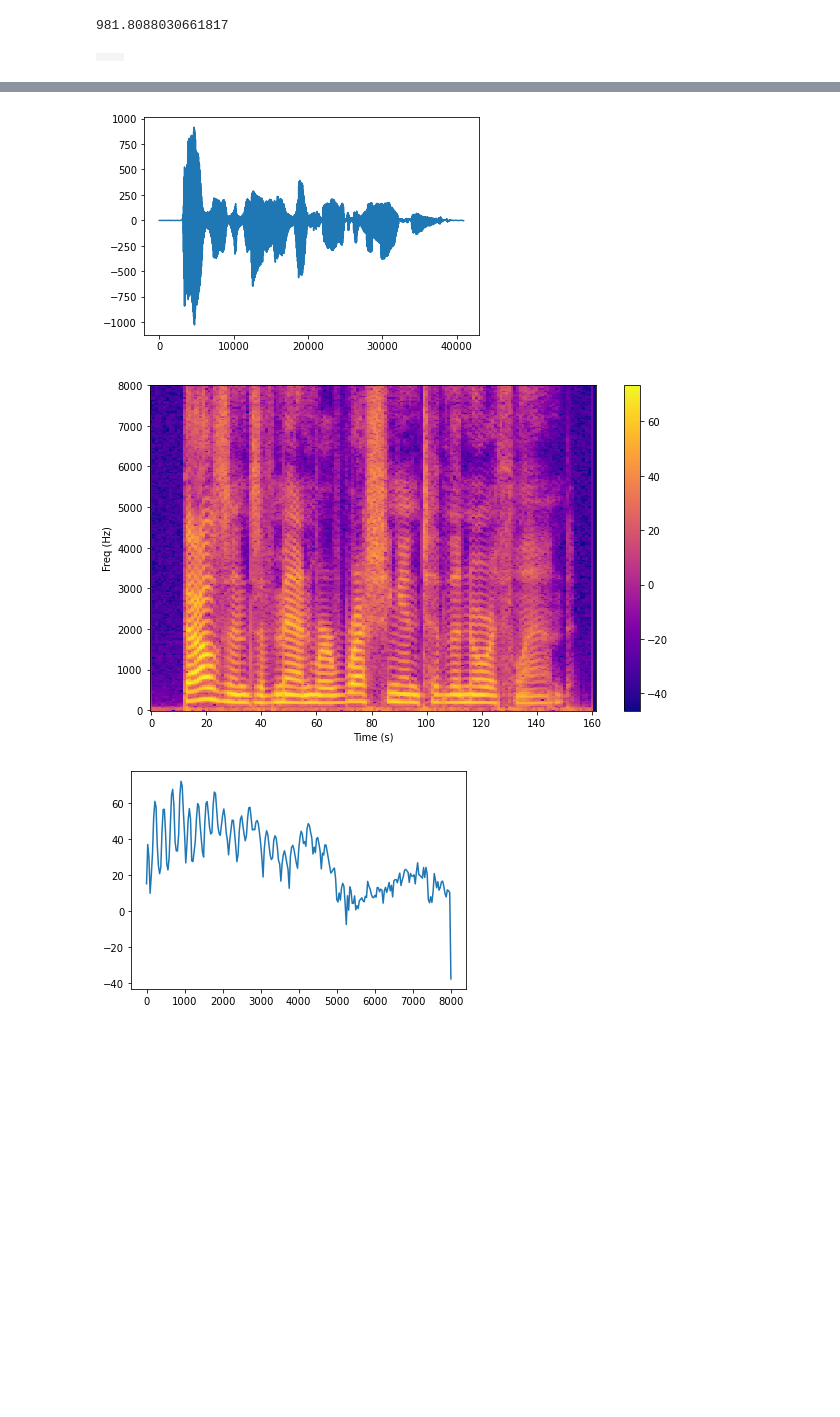
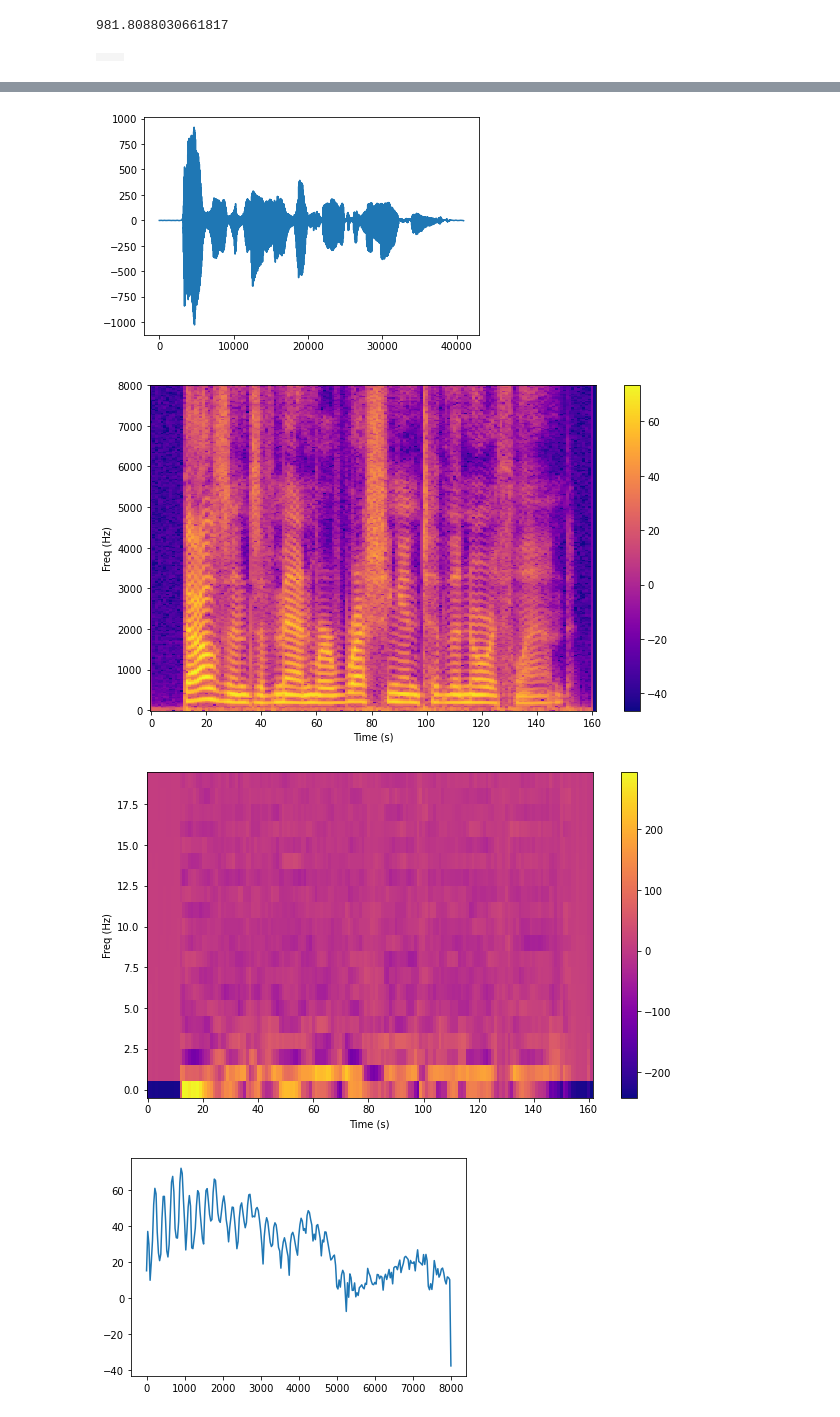
Before and after one commit to yunquian/CS-545-Project, a Jupyter notebook: spec_visualization.ipynb, the cells around one changed output, grey strips where cells are left out. Cells and saved outputs as stored; diff of their text form; code cells hidden in the pictures; blank space fills up the shorter version.

```diff
--- a/spec_visualization.ipynb
+++ b/spec_visualization.ipynb
@@ -43,33 +43,40 @@ print(np.average(dat**2))
 
 plt.figure()
 plt.plot(dat)
 plt.figure()
 plt.plot(read_audio(vcc.train_2016(0, 2)))
 
 
+
+
 def sound(x, rate=sr, label=''):
     from IPython.display import display, Audio, HTML
     display(HTML(
         '<style> table, th, td {border: 0px; }</style> <table><tr><td>'
         + label + '</td><td>' + Audio(x, rate=rate)._repr_html_()[3:]
         + '</td></tr></table>'
     ))
 
 
 sound(dat)
 
 N_FFT = 512
 freq, time, zxx = stft(dat, sr, nperseg=N_FFT)
 amp = np.abs(zxx)
 log_amp = log_stft(amp)
 
 plot_spec(log_amp, freq=freq)
+
+from data.transform import mfcc_from_amp
+mfcc = mfcc_from_amp(amp, sr, n_mfcc=20)
+plot_spec(mfcc)
 # %% [output]
 981.8088030661817
 |  |  |
 [figure]
 [figure]
 [figure]
+[figure, added]
 # %%
 import data.transform.cepstrum as cepstrum
 
```
Also changed, not shown: 4 other files.
